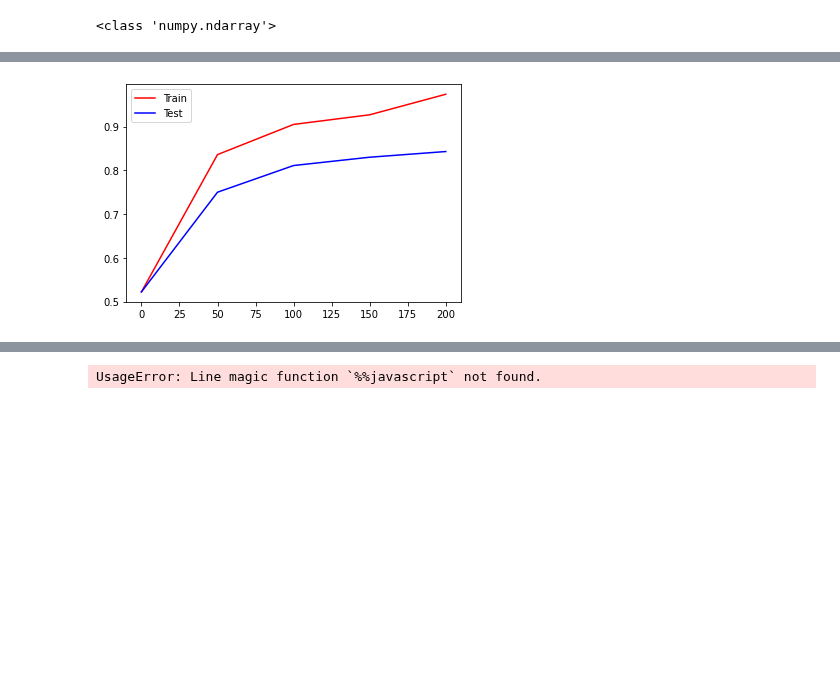
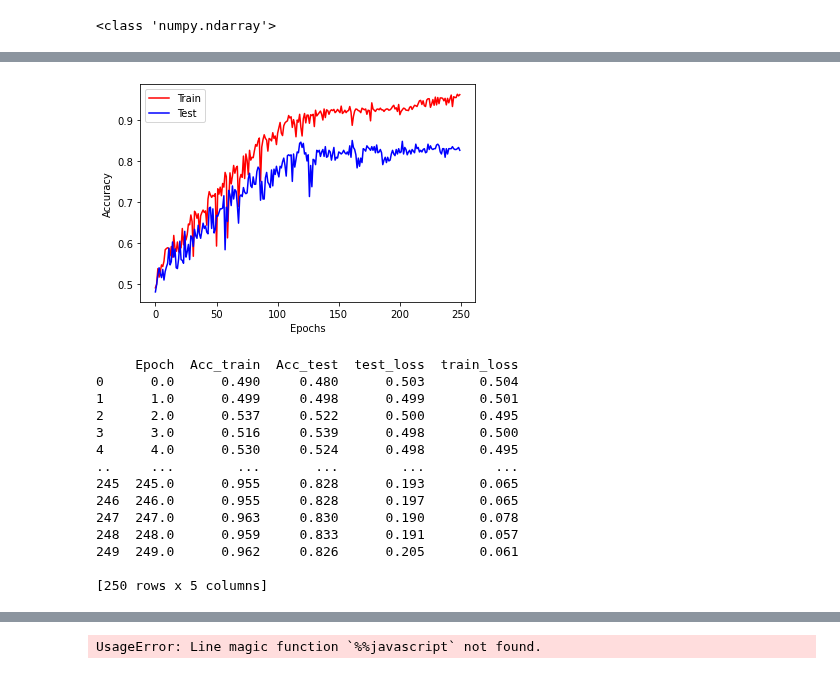
Before and after one commit to ambervb/dialogue-proj, a Jupyter notebook: CNN/CNN_Voice_YesNo_v2.ipynb, the cells around one changed output, grey strips where cells are left out. Saved outputs shown, nothing was run; the diff lists cells and outputs as text; code cells hidden in the pictures; blank space fills up the shorter version.

Commit message:
Added loss diagramm and changed loss function

```diff
--- a/CNN/CNN_Voice_YesNo_v2.ipynb
+++ b/CNN/CNN_Voice_YesNo_v2.ipynb
@@ -128,36 +112,41 @@ torch.Size([1, 5632, 368]) tensor([[[2.5905e+00, 3.3451e-02, 1.2843e+00,  ..., 4
 class model(nn.Module):
     def __init__(self,n_features,kernel_size):
         super(model, self).__init__()
-        self.conv1 = nn.Conv1d(n_features, 18, kernel_size=1, stride = 1) #3 input channels, 18 output channels
-        self.conv2 = nn.Conv1d(18, 36, kernel_size=1, stride = 1) #18 input channels from previous Conv. layer, 36 out
-        self.conv2_drop = nn.Dropout2d() #dropout
+        self.conv1 = nn.Conv1d(n_features, 100, kernel_size=1, stride = 1) #1 input channels, 100 output channels
+        self.conv2 = nn.Conv1d(100, 75, kernel_size=1, stride = 1) #100 input channels from previous Conv. layer, 75 out
+        self.conv3 = nn.Conv1d(75, 50, kernel_size=1, stride = 1) #75 input channels from previous Conv. layer, 50 out
+        self.conv3_drop = nn.Dropout2d() #dropout
 
-        self.fc1 = nn.Linear(36, 54) #Fully-connected classifier layer
-        self.fc2 = nn.Linear(54, 19) #Fully-connected classifier layer
-        self.fc3 = nn.Linear(19,1) #Fully-connected classifier layer
+        self.fc1 = nn.Linear(50, 36) #Fully-connected classifier layer
+        self.fc2 = nn.Linear(36, 54) #Fully-connected classifier layer
+        self.fc3 = nn.Linear(54, 19) #Fully-connected classifier layer
+        self.fc4 = nn.Linear(19,1) #Fully-connected classifier layer
 
     def forward(self, x):
         x = F.relu(F.max_pool1d(self.conv1(x), 1))
-        x = F.relu(F.max_pool1d(self.conv2_drop(self.conv2(x)), 1))
+        x = F.relu(F.max_pool1d(self.conv2(x), 1))
+        x = F.relu(F.max_pool1d(self.conv3_drop(self.conv3(x)), 1))
 
         #point A
         x = x.transpose(1, 2)
-        #x = x.view(x.size(0), -1)
 
         #point B
         x = self.fc1(x)
         x = F.relu(x)
         x = F.dropout(x, training=self.training)
         x = self.fc2(x)
-        return torch.sigmoid(self.fc3(x))
+        x = F.relu(x)
+        x = self.fc3(x)
+        return torch.sigmoid(self.fc4(x))
 
     def post_forward(self, y):
         return torch.round(y)
 
 CNN = model(X_train.shape[1],kernel_size = 10)
 # %%
-criterion = nn.BCELoss()
-optimizer = optim.Adam(CNN.parameters(), lr=0.001)
+weight = torch.FloatTensor([1])
+criterion = nn.L1Loss()
+optimizer = optim.Adam(CNN.parameters(), lr=0.0003)
 # %%
 device = torch.device("cuda" if torch.cuda.is_available() else "cpu")
 X_train = X_train.to(device)
@@ -175,14 +164,13 @@ def calculate_accuracy(y_true, y_pred):
 def round_tensor(t, decimal_places=3):
     return round(t.item(), decimal_places)
 
-Results = pd.DataFrame(columns = ['Epoch', 'Acc_train', 'Acc_test'])
+Results = pd.DataFrame(columns = ['Epoch', 'Acc_train', 'Acc_test', 'test_loss', 'train_loss'])
 
 for epoch in range(250):
         y_pred = CNN(X_train)
         y_pred = torch.squeeze(y_pred)
         train_loss = criterion(y_pred, y_train)
-
-        if epoch % 50 == 0:
+        if epoch % 1 == 0:
 
             train_acc = calculate_accuracy(y_train, CNN.post_forward(y_pred))
 
@@ -194,7 +182,7 @@ for epoch in range(250):
 
             test_acc = calculate_accuracy(y_test, CNN.post_forward(y_test_pred))
 
-            result = {'Epoch': epoch, 'Acc_train': round_tensor(train_acc), 'Acc_test': round_tensor(test_acc)}
+            result = {'Epoch': epoch, 'Acc_train': round_tensor(train_acc), 'Acc_test': round_tensor(test_acc), 'test_loss': round_tensor(test_loss), 'train_loss': round_tensor(train_loss)}
 
             Results = Results.append(result, ignore_index=True)
 
@@ -231,6 +217,23 @@ Test  set - loss: 4.571, accuracy: 0.843
 # %%
 plt.plot(Results.Epoch,Results.Acc_train,'r',Results.Epoch,Results.Acc_test,'b')
 plt.legend(['Train','Test'])
+plt.xlabel('Epochs')
+plt.ylabel('Accuracy')
 plt.show()
+print(Results)
 # %% [output]
-[figure, old version]
+[figure, new version]
+     Epoch  Acc_train  Acc_test  test_loss  train_loss
+0      0.0      0.490     0.480      0.503       0.504
+1      1.0      0.499     0.498      0.499       0.501
+2      2.0      0.537     0.522      0.500       0.495
+3      3.0      0.516     0.539      0.498       0.500
+4      4.0      0.530     0.524      0.498       0.495
+..     ...        ...       ...        ...         ...
+245  245.0      0.955     0.828      0.193       0.065
+246  246.0      0.955     0.828      0.197       0.065
+247  247.0      0.963     0.830      0.190       0.078
+248  248.0      0.959     0.833      0.191       0.057
+249  249.0      0.962     0.826      0.205       0.061
+
+[250 rows x 5 columns]
```
Also changed, not shown: parts of 8 cells of this notebook.
